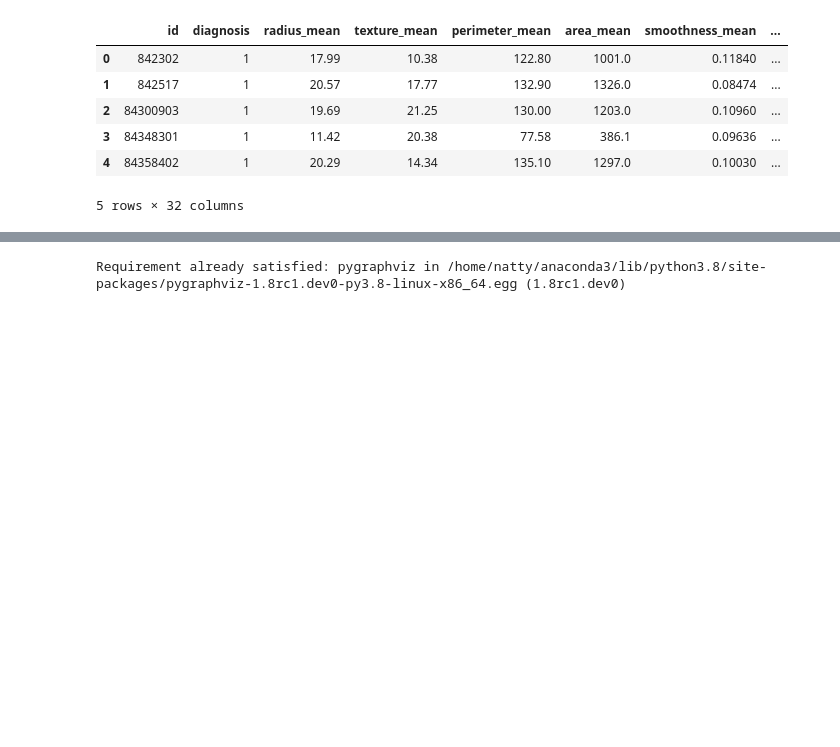
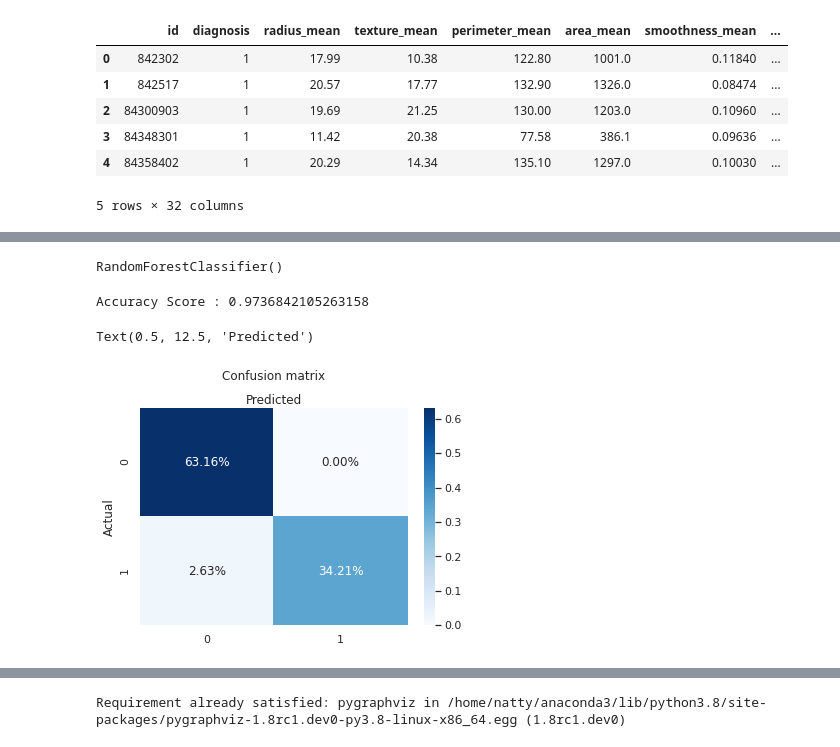
Before and after one commit to Natty-star/Breast-Cancer-Wisconsin, a Jupyter notebook: notebook/dataExploration .ipynb, the cells around one changed output, grey strips where cells are left out. Saved outputs shown, nothing was run; the diff lists cells and outputs as text; code cells hidden in the pictures; blank space fills up the shorter version.

Commit message:
update casual graph

```diff
--- a/notebook/dataExploration .ipynb
+++ b/notebook/dataExploration .ipynb
@@ -283,0 +302,26 @@ struct_data.head(5)
+# %%
+# create the classifier
+classifier = RandomForestClassifier(n_estimators=100)
+# %%
+# Train the model using the training sets
+classifier.fit(X_train, y_train)
+# %% [output]
+RandomForestClassifier()
+# %%
+# predicting on the test set
+y_pred = classifier.predict(X_test)
+# %%
+cm=confusion_matrix(y_test, y_pred)
+print ('Accuracy Score :',accuracy_score(y_test, y_pred))
+# %% [output]
+Accuracy Score : 0.9736842105263158
+# %%
+# create heatmap
+ax=sns.heatmap(cm/np.sum(cm), annot=True ,fmt='.2%', cmap='Blues')
+ax.xaxis.set_label_position("top")
+plt.title('Confusion matrix', y=1.1)
+plt.ylabel('Actual')
+plt.xlabel('Predicted')
+# %% [output]
+Text(0.5, 12.5, 'Predicted')
+[figure, added]
```
Also changed, not shown: parts of 27 cells of this notebook.
